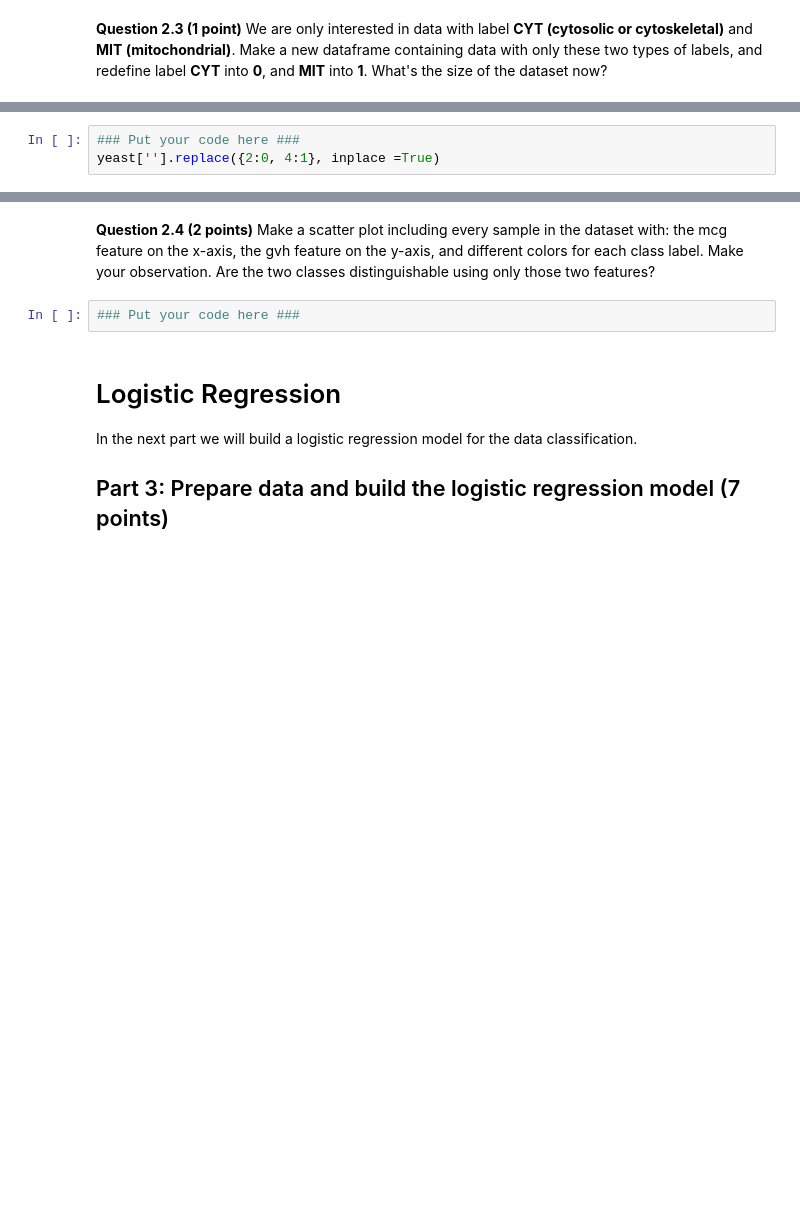
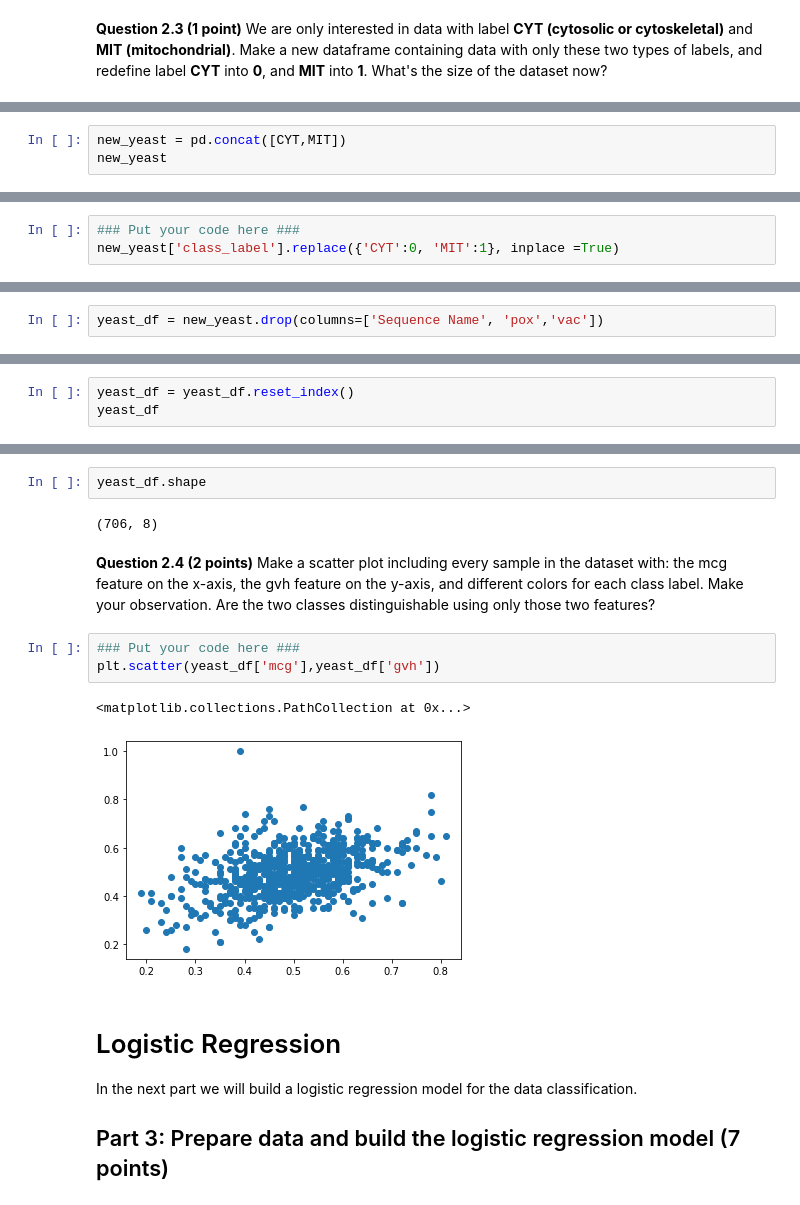
Before and after one commit to andhikaadiantoro/cmse202repos, a Jupyter notebook: hw-03/HW-03_GitML-Andhika_Adiantoro.ipynb, the cells around one changed output, grey strips where cells are left out. Cells and saved outputs as stored; diff of their text form; blank space fills up the shorter version.

```diff
--- a/hw-03/HW-03_GitML-Andhika_Adiantoro.ipynb
+++ b/hw-03/HW-03_GitML-Andhika_Adiantoro.ipynb
@@ -86,0 +154,3 @@ data with only these two types of labels, and redefine label **CYT** into **0**,
+# %%
+new_yeast = pd.concat([CYT,MIT])
+new_yeast
@@ -87,3 +171,3 @@ data with only these two types of labels, and redefine label **CYT** into **0**,
 # %%
 ### Put your code here ###
-yeast[''].replace({2:0, 4:1}, inplace =True)
+new_yeast['class_label'].replace({'CYT':0, 'MIT':1}, inplace =True)
@@ -89,0 +190,2 @@ yeast[''].replace({2:0, 4:1}, inplace =True)
+# %%
+yeast_df = new_yeast.drop(columns=['Sequence Name', 'pox','vac'])
@@ -89,0 +208,3 @@ yeast[''].replace({2:0, 4:1}, inplace =True)
+# %%
+yeast_df = yeast_df.reset_index()
+yeast_df
@@ -90,7 +225,15 @@ yeast[''].replace({2:0, 4:1}, inplace =True)
+# %%
+yeast_df.shape
+# %% [output]
+(706, 8)
 # %% [markdown]
 **Question 2.4 (2 points)** Make a scatter plot including every sample in the dataset with: the mcg feature on the x-axis, the gvh feature on the y-axis, and different colors for each class label. Make your observation. Are the two classes distinguishable using only those two features?
 # %%
 ### Put your code here ###
+plt.scatter(yeast_df['mcg'],yeast_df['gvh'])
+# %% [output]
+<matplotlib.collections.PathCollection at 0x...>
+[figure, added]
 # %% [markdown]
 # Logistic Regression
 
```
Also changed, not shown: parts of 47 cells of this notebook.
